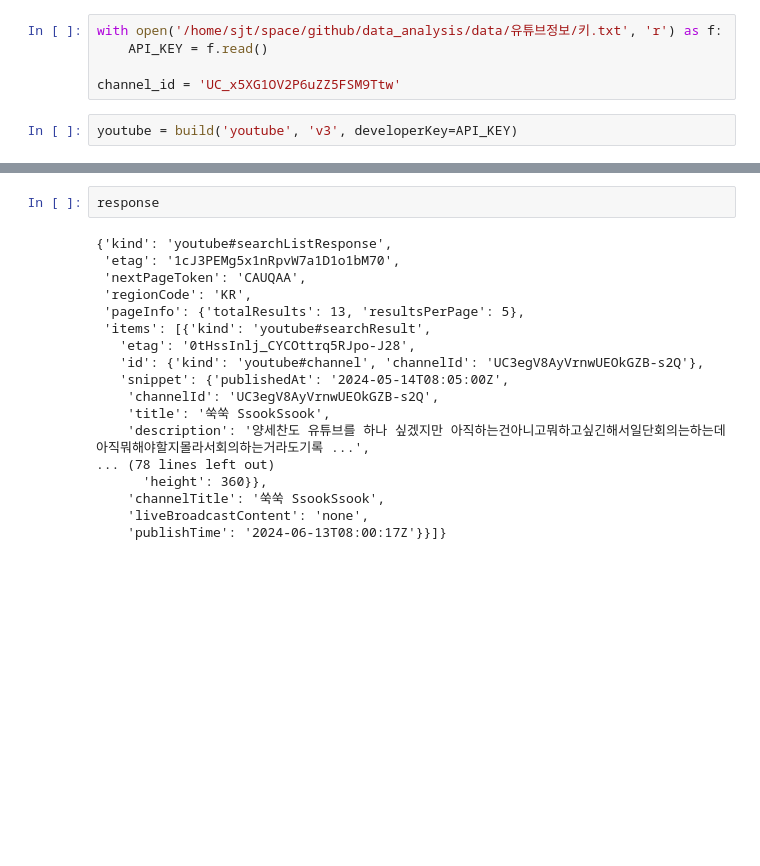
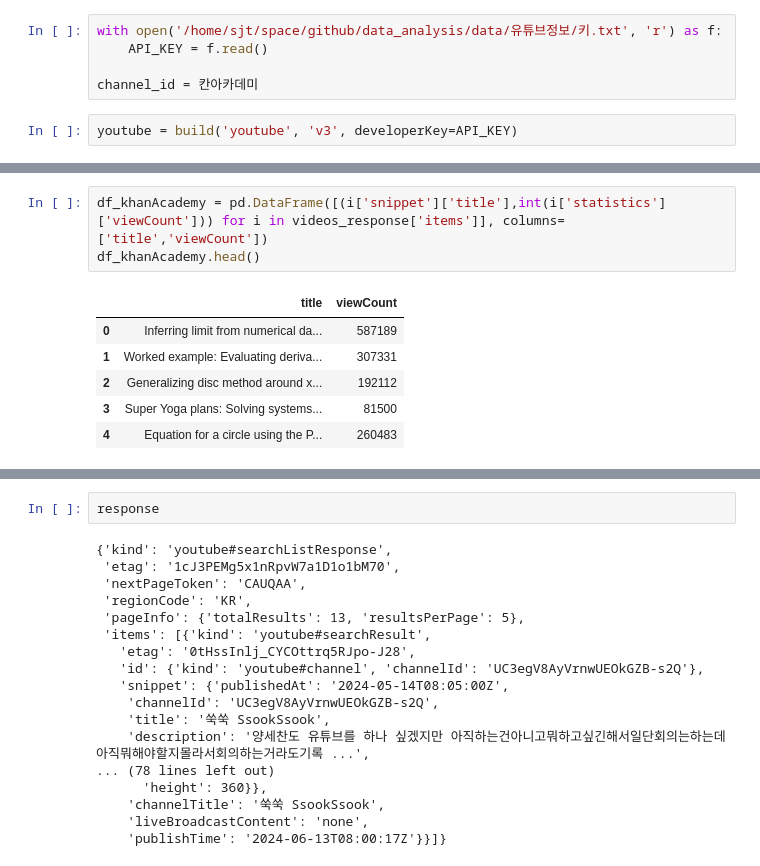
Before and after one commit to Song-Juntae/data_analysis, a Jupyter notebook: 유튜브정보/유튜브api.ipynb, the cells around one changed output, grey strips where cells are left out. Saved outputs shown, nothing was run; the diff lists cells and outputs as text; blank space fills up the shorter version.

```diff
--- a/유튜브정보/유튜브api.ipynb
+++ b/유튜브정보/유튜브api.ipynb
@@ -4,7 +9,7 @@ from googleapiclient.discovery import build
 with open('/home/sjt/space/github/data_analysis/data/유튜브정보/키.txt', 'r') as f:
     API_KEY = f.read()
 
-channel_id = 'UC_x5XG1OV2P6uZZ5FSM9Ttw'
+channel_id = 칸아카데미
 # %%
 youtube = build('youtube', 'v3', developerKey=API_KEY)
 # %%
@@ -36,0 +160,10 @@ response
+# %%
+df_khanAcademy = pd.DataFrame([(i['snippet']['title'],int(i['statistics']['viewCount'])) for i in videos_response['items']], columns=['title','viewCount'])
+df_khanAcademy.head()
+# %% [output]
+|  | title | viewCount |
+| 0 | Inferring limit from numerical da... | 587189 |
+| 1 | Worked example: Evaluating deriva... | 307331 |
+| 2 | Generalizing disc method around x... | 192112 |
+| 3 | Super Yoga plans: Solving systems... | 81500 |
+| 4 | Equation for a circle using the P... | 260483 |
```
Also changed, not shown: parts of 16 cells of this notebook, 2 other files.
